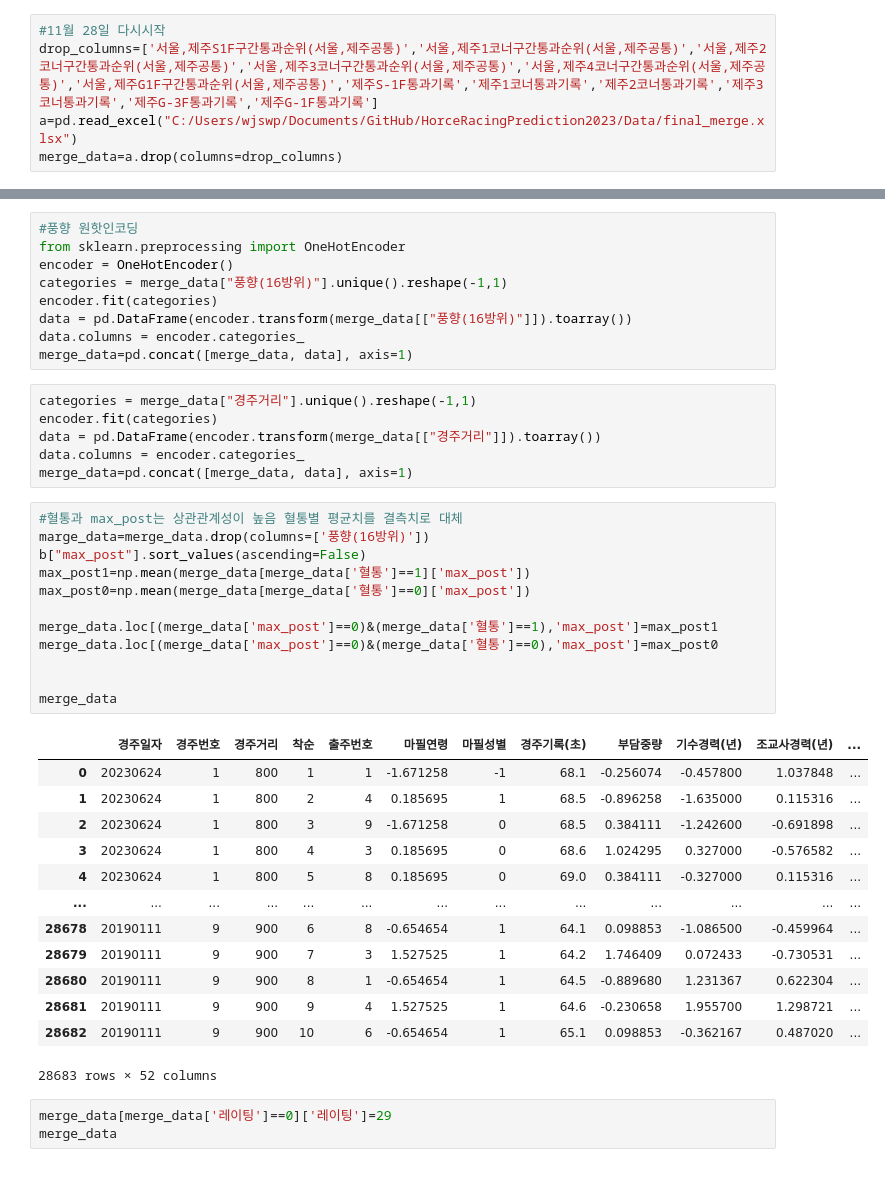
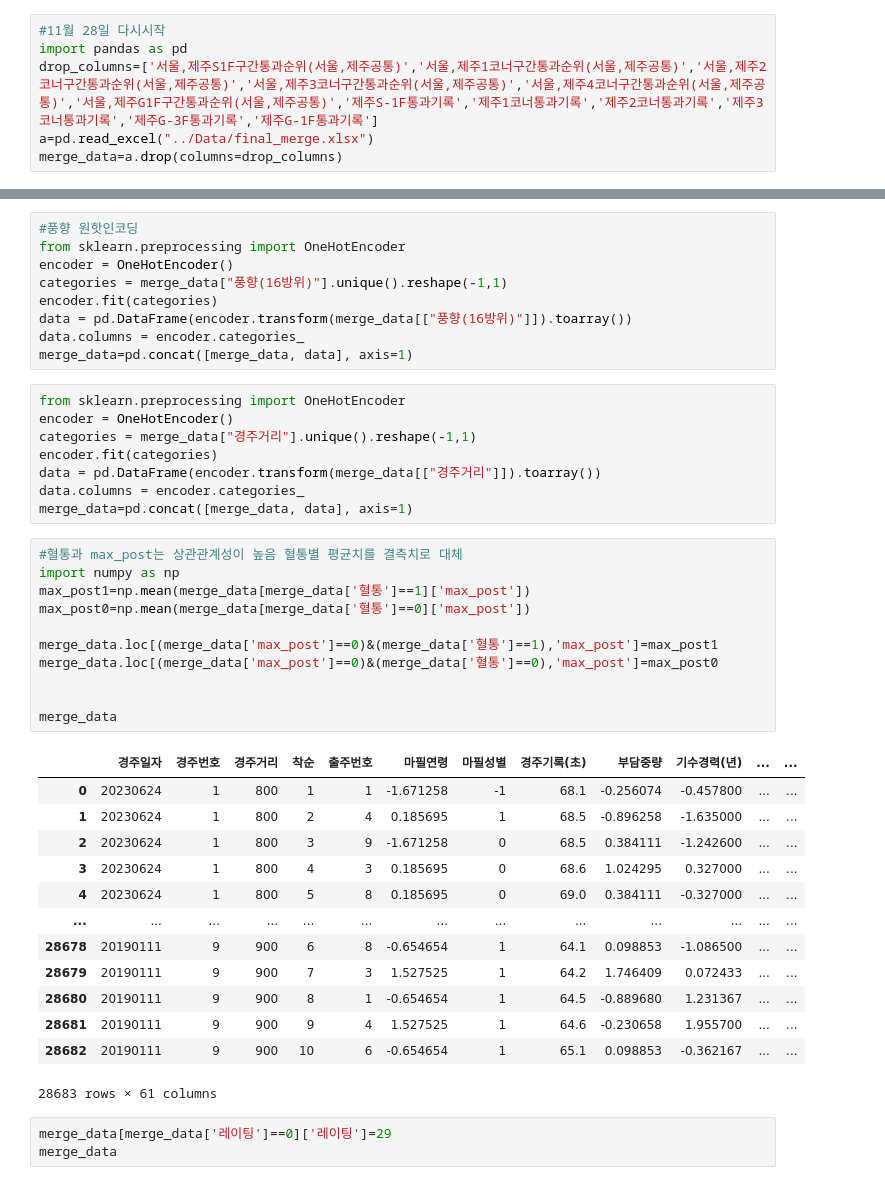
Before and after one commit to chomgid/HorceRacingPrediction2023, a Jupyter notebook: Jaehoon/horse_data_EDA.ipynb, the cells around one changed output, grey strips where cells are left out. Drawn from its saved outputs; the diff is of its cells as text.

```diff
--- a/Jaehoon/horse_data_EDA.ipynb
+++ b/Jaehoon/horse_data_EDA.ipynb
@@ -367,8 +367,9 @@ Name: 체중증감, Length: 28841, dtype: float64
 [figure]
 # %%
 #11월 28일 다시시작
+import pandas as pd
 drop_columns=['서울,제주S1F구간통과순위(서울,제주공통)','서울,제주1코너구간통과순위(서울,제주공통)','서울,제주2코너구간통과순위(서울,제주공통)','서울,제주3코너구간통과순위(서울,제주공통)','서울,제주4코너구간통과순위(서울,제주공통)','서울,제주G1F구간통과순위(서울,제주공통)','제주S-1F통과기록','제주1코너통과기록','제주2코너통과기록','제주3코너통과기록','제주G-3F통과기록','제주G-1F통과기록']
-a=pd.read_excel("C:/Users/wjswp/Documents/GitHub/HorceRacingPrediction2023/Data/final_merge.xlsx")
+a=pd.read_excel("../Data/final_merge.xlsx")
 merge_data=a.drop(columns=drop_columns)
 # %%
 merge_data=merge_data.drop(columns=['Unnamed: 0'])
@@ -462,6 +463,8 @@ data = pd.DataFrame(encoder.transform(merge_data[["풍향(16방위)"]]).toarray(
 data.columns = encoder.categories_
 merge_data=pd.concat([merge_data, data], axis=1)
 # %%
+from sklearn.preprocessing import OneHotEncoder
+encoder = OneHotEncoder()
 categories = merge_data["경주거리"].unique().reshape(-1,1)
 encoder.fit(categories)
 data = pd.DataFrame(encoder.transform(merge_data[["경주거리"]]).toarray())
@@ -469,30 +472,29 @@ data.columns = encoder.categories_
 merge_data=pd.concat([merge_data, data], axis=1)
 # %%
 #혈통과 max_post는 상관관계성이 높음 혈통별 평균치를 결측치로 대체
-marge_data=merge_data.drop(columns=['풍향(16방위)'])
-b["max_post"].sort_values(ascending=False)
+import numpy as np
 max_post1=np.mean(merge_data[merge_data['혈통']==1]['max_post'])
 max_post0=np.mean(merge_data[merge_data['혈통']==0]['max_post'])
 
 merge_data.loc[(merge_data['max_post']==0)&(merge_data['혈통']==1),'max_post']=max_post1
 merge_data.loc[(merge_data['max_post']==0)&(merge_data['혈통']==0),'max_post']=max_post0
 
 
 merge_data
 # %% [output]
-|  | 경주일자 | 경주번호 | 경주거리 | 착순 | 출주번호 | 마필연령 | 마필성별 | 경주기록(초) | 부담중량 | 기수경력(년) | 조교사경력(년) | ... |
-| 0 | 20230624 | 1 | 800 | 1 | 1 | -1.671258 | -1 | 68.1 | -0.256074 | -0.457800 | 1.037848 | ... |
-| 1 | 20230624 | 1 | 800 | 2 | 4 | 0.185695 | 1 | 68.5 | -0.896258 | -1.635000 | 0.115316 | ... |
-| 2 | 20230624 | 1 | 800 | 3 | 9 | -1.671258 | 0 | 68.5 | 0.384111 | -1.242600 | -0.691898 | ... |
-| 3 | 20230624 | 1 | 800 | 4 | 3 | 0.185695 | 0 | 68.6 | 1.024295 | 0.327000 | -0.576582 | ... |
-| 4 | 20230624 | 1 | 800 | 5 | 8 | 0.185695 | 0 | 69.0 | 0.384111 | -0.327000 | 0.115316 | ... |
+|  | 경주일자 | 경주번호 | 경주거리 | 착순 | 출주번호 | 마필연령 | 마필성별 | 경주기록(초) | 부담중량 | 기수경력(년) | ... | ... |
+| 0 | 20230624 | 1 | 800 | 1 | 1 | -1.671258 | -1 | 68.1 | -0.256074 | -0.457800 | ... | ... |
+| 1 | 20230624 | 1 | 800 | 2 | 4 | 0.185695 | 1 | 68.5 | -0.896258 | -1.635000 | ... | ... |
+| 2 | 20230624 | 1 | 800 | 3 | 9 | -1.671258 | 0 | 68.5 | 0.384111 | -1.242600 | ... | ... |
+| 3 | 20230624 | 1 | 800 | 4 | 3 | 0.185695 | 0 | 68.6 | 1.024295 | 0.327000 | ... | ... |
+| 4 | 20230624 | 1 | 800 | 5 | 8 | 0.185695 | 0 | 69.0 | 0.384111 | -0.327000 | ... | ... |
 | ... | ... | ... | ... | ... | ... | ... | ... | ... | ... | ... | ... | ... |
-| 28678 | 20190111 | 9 | 900 | 6 | 8 | -0.654654 | 1 | 64.1 | 0.098853 | -1.086500 | -0.459964 | ... |
-| 28679 | 20190111 | 9 | 900 | 7 | 3 | 1.527525 | 1 | 64.2 | 1.746409 | 0.072433 | -0.730531 | ... |
-| 28680 | 20190111 | 9 | 900 | 8 | 1 | -0.654654 | 1 | 64.5 | -0.889680 | 1.231367 | 0.622304 | ... |
-| 28681 | 20190111 | 9 | 900 | 9 | 4 | 1.527525 | 1 | 64.6 | -0.230658 | 1.955700 | 1.298721 | ... |
-| 28682 | 20190111 | 9 | 900 | 10 | 6 | -0.654654 | 1 | 65.1 | 0.098853 | -0.362167 | 0.487020 | ... |
+| 28678 | 20190111 | 9 | 900 | 6 | 8 | -0.654654 | 1 | 64.1 | 0.098853 | -1.086500 | ... | ... |
+| 28679 | 20190111 | 9 | 900 | 7 | 3 | 1.527525 | 1 | 64.2 | 1.746409 | 0.072433 | ... | ... |
+| 28680 | 20190111 | 9 | 900 | 8 | 1 | -0.654654 | 1 | 64.5 | -0.889680 | 1.231367 | ... | ... |
+| 28681 | 20190111 | 9 | 900 | 9 | 4 | 1.527525 | 1 | 64.6 | -0.230658 | 1.955700 | ... | ... |
+| 28682 | 20190111 | 9 | 900 | 10 | 6 | -0.654654 | 1 | 65.1 | 0.098853 | -0.362167 | ... | ... |
-28683 rows × 52 columns
+28683 rows × 61 columns
 # %%
 merge_data[merge_data['레이팅']==0]['레이팅']=29
 merge_data
```
Also changed, not shown: parts of 3 cells of this notebook, 1 other file.
